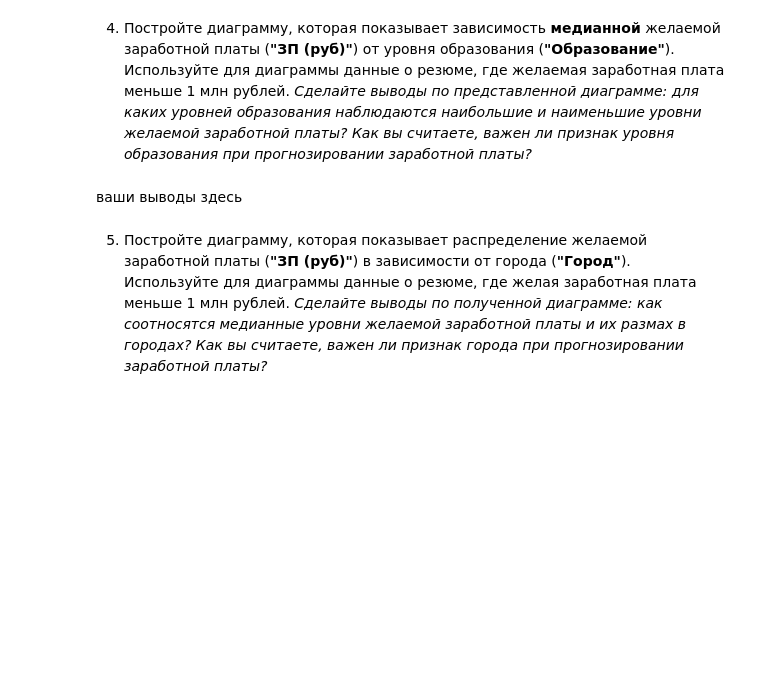
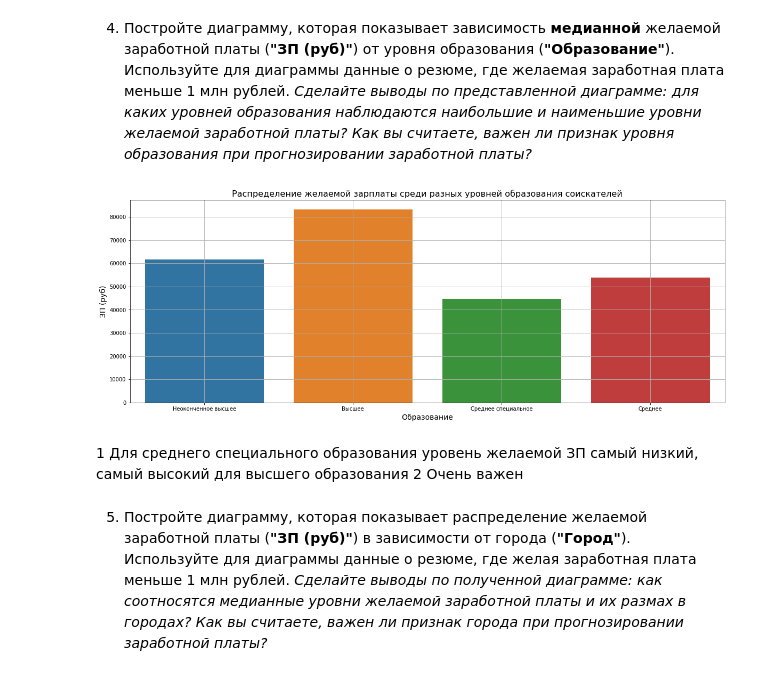
Before and after one commit to malinamedusa/Analysis-vacancies-HeadHunter, a Jupyter notebook: Project_01.ipynb, the cells around one changed output. Cells and saved outputs as stored; diff of their text form; code cells hidden in the pictures; blank space fills up the shorter version.

```diff
--- a/Project_01.ipynb
+++ b/Project_01.ipynb
@@ -506,5 +491,23 @@ data.describe().loc[:, ['ЗП (руб)']]
-# %% [markdown]
-ваши выводы здесь
+# %%
+data_slice_df = data[data['ЗП (руб)'] < 1000000]
+
+fig, axes = plt.subplots(nrows=1, ncols=1, figsize=(20, 7))
+barplot1 = sns.barplot(
+    data=data_slice_df,
+    x='Образование',
+    y='ЗП (руб)',
+    orient='v',
+    ci=None
+)
+barplot1.set_title('Распределение желаемой зарплаты среди разных уровней образования соискателей', fontsize=16)
+barplot1.set_xlabel('Образование', fontsize=14)
+barplot1.set_ylabel('ЗП (руб)', fontsize=14)
+barplot1.grid()
+# %% [output]
+[figure, added]
+# %% [markdown]
+1 Для среднего специального образования уровень желаемой ЗП самый низкий, самый высокий для высшего образования
+2 Очень важен
 # %% [markdown]
 5. Постройте диаграмму, которая показывает распределение желаемой заработной платы (**"ЗП (руб)"**) в зависимости от города (**"Город"**). Используйте для диаграммы данные о резюме, где желая заработная плата меньше 1 млн рублей.
 *Сделайте выводы по полученной диаграмме: как соотносятся медианные уровни желаемой заработной платы и их размах в городах? Как вы считаете, важен ли признак города при прогнозировании заработной платы?*
```
Also changed, not shown: parts of 2 cells of this notebook.
